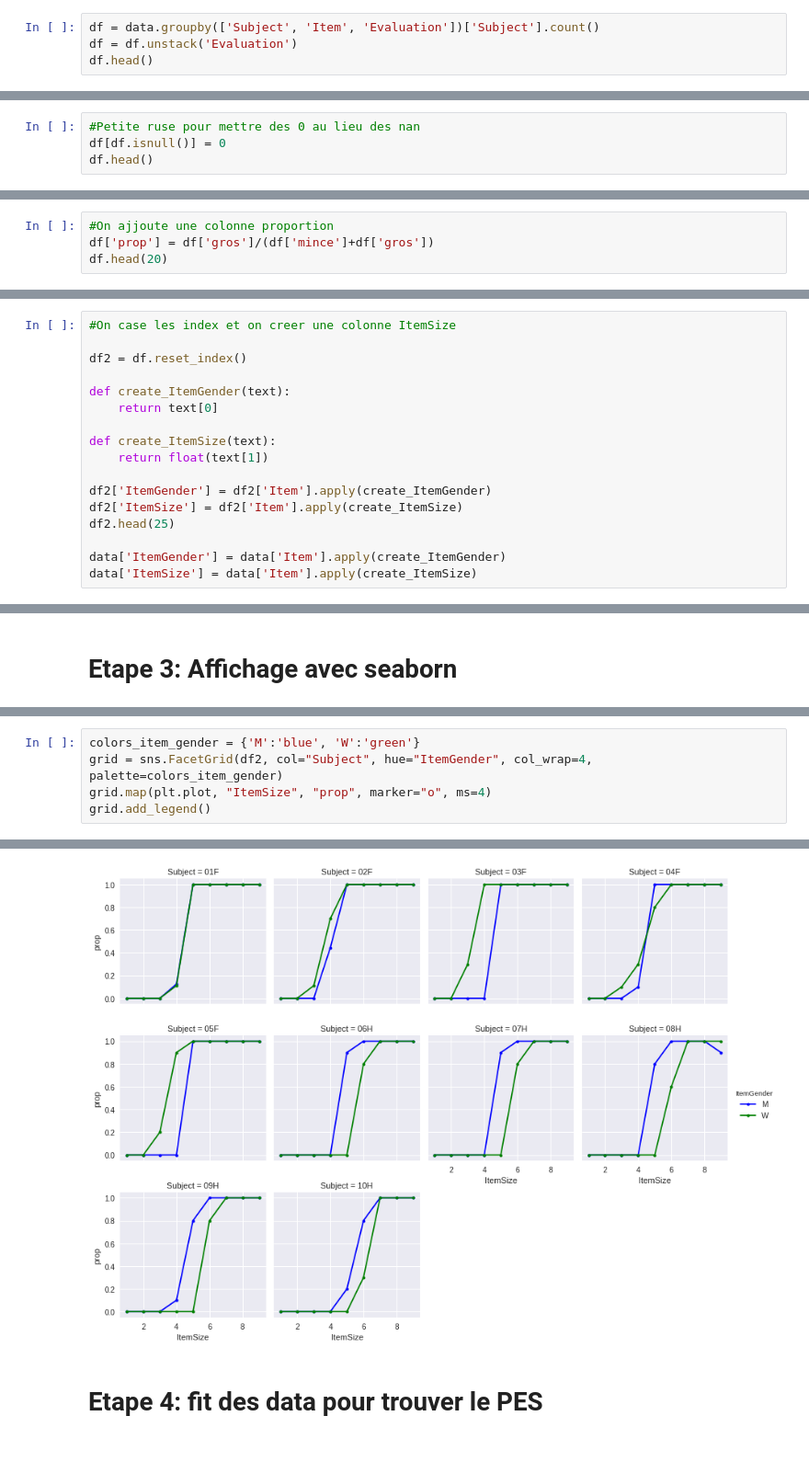
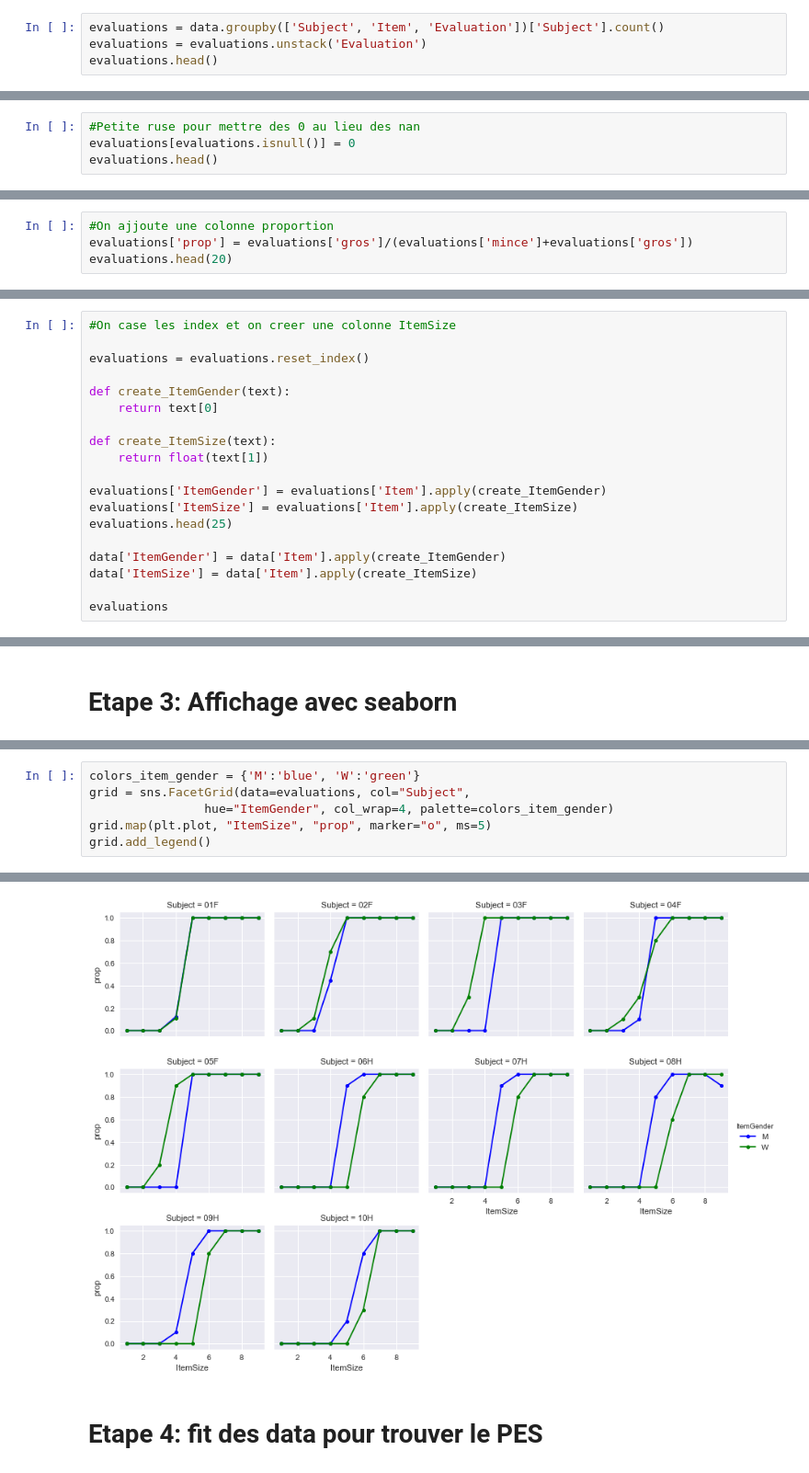
Before and after one commit to Lx37/formation_python_nsco_2017, a Jupyter notebook: NB_avec_reponses/exo_final.ipynb, the cells around one changed output, grey strips where cells are left out. Shown at 92% size. Drawn from its saved outputs; the diff is of its cells as text.

```diff
--- a/NB_avec_reponses/exo_final.ipynb
+++ b/NB_avec_reponses/exo_final.ipynb
@@ -217,9 +188,9 @@ data.to_excel('data_subject.xlsx')
 # %% [markdown]
 # Etape 2: calcul des reponses par Sujet/Item
 # %%
-df = data.groupby(['Subject', 'Item', 'Evaluation'])['Subject'].count()
-df = df.unstack('Evaluation')
-df.head()
+evaluations = data.groupby(['Subject', 'Item', 'Evaluation'])['Subject'].count()
+evaluations = evaluations.unstack('Evaluation')
+evaluations.head()
 # %% [output]
 |  | Evaluation | gros | mince |
 | Subject | Item |  |  |
@@ -230,8 +201,8 @@ df.head()
 |  | M5 | 10.0 | NaN |
 # %%
 #Petite ruse pour mettre des 0 au lieu des nan
-df[df.isnull()] = 0
-df.head()
+evaluations[evaluations.isnull()] = 0
+evaluations.head()
 # %% [output]
 |  | Evaluation | gros | mince |
 | Subject | Item |  |  |
@@ -242,8 +213,8 @@ df.head()
 |  | M5 | 10.0 | 0.0 |
 # %%
 #On ajjoute une colonne proportion
-df['prop'] = df['gros']/(df['mince']+df['gros'])
-df.head(20)
+evaluations['prop'] = evaluations['gros']/(evaluations['mince']+evaluations['gros'])
+evaluations.head(20)
 # %% [output]
 |  | Evaluation | gros | mince | prop |
 | Subject | Item |  |  |  |
@@ -266,7 +237,7 @@ df.head(20)
 # %%
 #On case les index et on creer une colonne ItemSize
 
-df2 = df.reset_index()
+evaluations = evaluations.reset_index()
 
 def create_ItemGender(text):
     return text[0]
@@ -274,9 +245,11 @@ def create_ItemGender(text):
 def create_ItemSize(text):
     return float(text[1])
 
-df2['ItemGender'] = df2['Item'].apply(create_ItemGender)
-df2['ItemSize'] = df2['Item'].apply(create_ItemSize)
-df2.head(25)
+evaluations['ItemGender'] = evaluations['Item'].apply(create_ItemGender)
+evaluations['ItemSize'] = evaluations['Item'].apply(create_ItemSize)
+evaluations.head(25)
 
 data['ItemGender'] = data['Item'].apply(create_ItemGender)
 data['ItemSize'] = data['Item'].apply(create_ItemSize)
+
+evaluations
@@ -289,10 +277,11 @@ import seaborn as sns
 # %%
 colors_item_gender = {'M':'blue', 'W':'green'}
-grid = sns.FacetGrid(df2, col="Subject", hue="ItemGender", col_wrap=4, palette=colors_item_gender)
-grid.map(plt.plot, "ItemSize", "prop", marker="o", ms=4)
+grid = sns.FacetGrid(data=evaluations, col="Subject",
+                hue="ItemGender", col_wrap=4, palette=colors_item_gender)
+grid.map(plt.plot, "ItemSize", "prop", marker="o", ms=5)
 grid.add_legend()
 # %% [output]
 <seaborn.axisgrid.FacetGrid at 0x...>
-[figure, old version]
+[figure, new version]
 # %% [markdown]
 # Etape 4: fit des data pour trouver le PES
```
Also changed, not shown: parts of 17 cells of this notebook.
